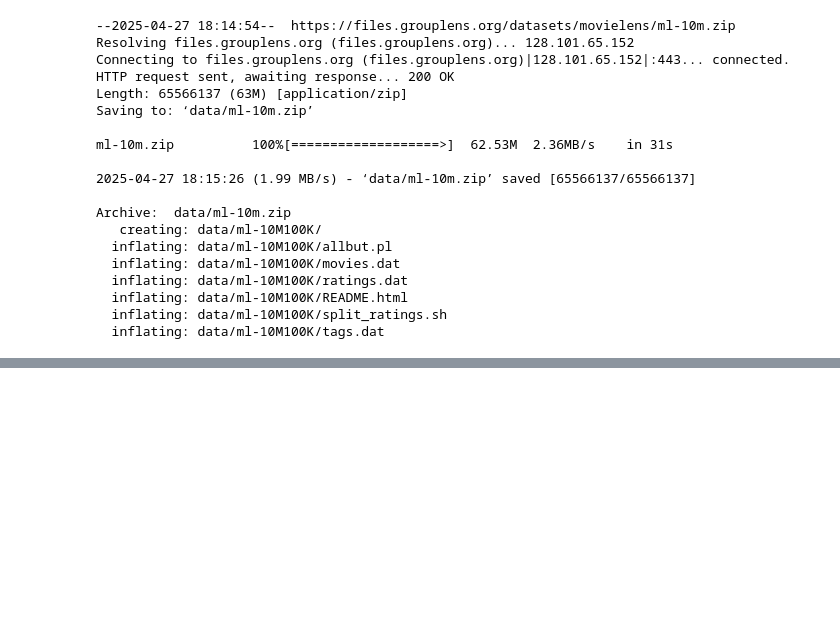
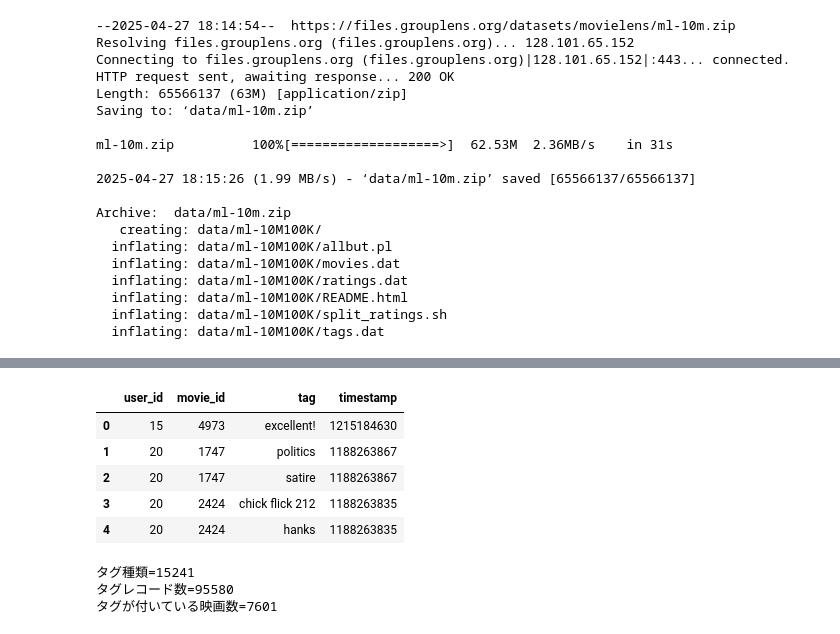
Before and after one commit to masarusyogouki/RecommendLab, a Jupyter notebook: download_movieLens.ipynb, the cells around one changed output, grey strips where cells are left out. Saved outputs shown, nothing was run; the diff lists cells and outputs as text; code cells hidden in the pictures; blank space fills up the shorter version.

```diff
--- a/download_movieLens.ipynb
+++ b/download_movieLens.ipynb
@@ -27,0 +48,24 @@ Archive:  data/ml-10m.zip
+# %%
+# ユーザが付与した映画のタグ情報の読み込み
+t_cols = ['user_id', 'movie_id', 'tag', 'timestamp']
+user_tagged_movies = pd.read_csv('data/ml-10M100K/tags.dat', names=t_cols, sep='::', engine='python')
+
+# tagを小文字にする
+user_tagged_movies['tag'] = user_tagged_movies['tag'].str.lower()
+
+user_tagged_movies.head()
+# %% [output]
+|  | user_id | movie_id | tag | timestamp |
+| 0 | 15 | 4973 | excellent! | 1215184630 |
+| 1 | 20 | 1747 | politics | 1188263867 |
+| 2 | 20 | 1747 | satire | 1188263867 |
+| 3 | 20 | 2424 | chick flick 212 | 1188263835 |
+| 4 | 20 | 2424 | hanks | 1188263835 |
+# %%
+print(f'タグ種類={len(user_tagged_movies.tag.unique())}')
+print(f'タグレコード数={len(user_tagged_movies)}')
+print(f'タグが付いている映画数={len(user_tagged_movies.movie_id.unique())}')
+# %% [output]
+タグ種類=15241
+タグレコード数=95580
+タグが付いている映画数=7601
```
Also changed, not shown: parts of 13 cells of this notebook.
